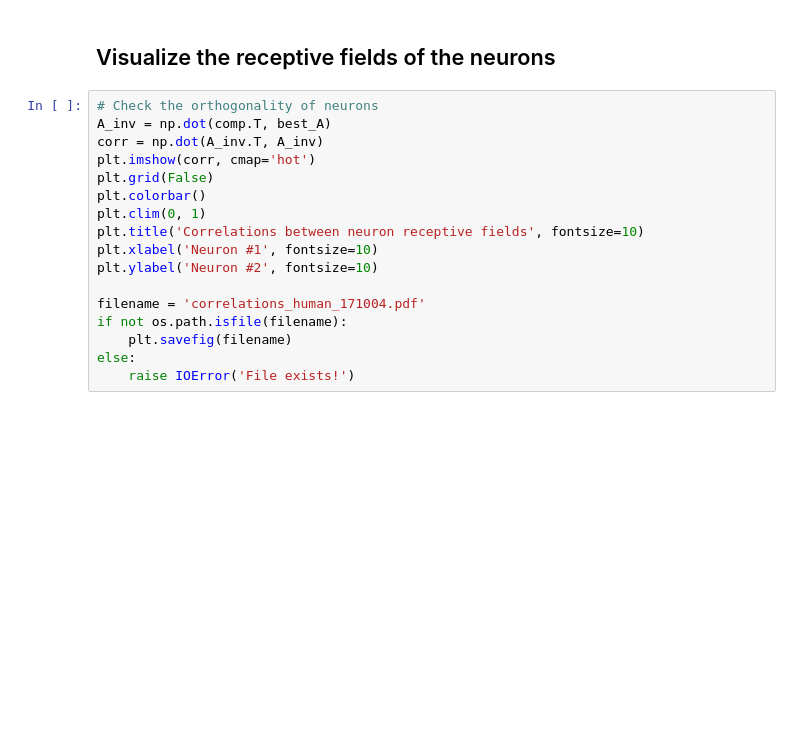
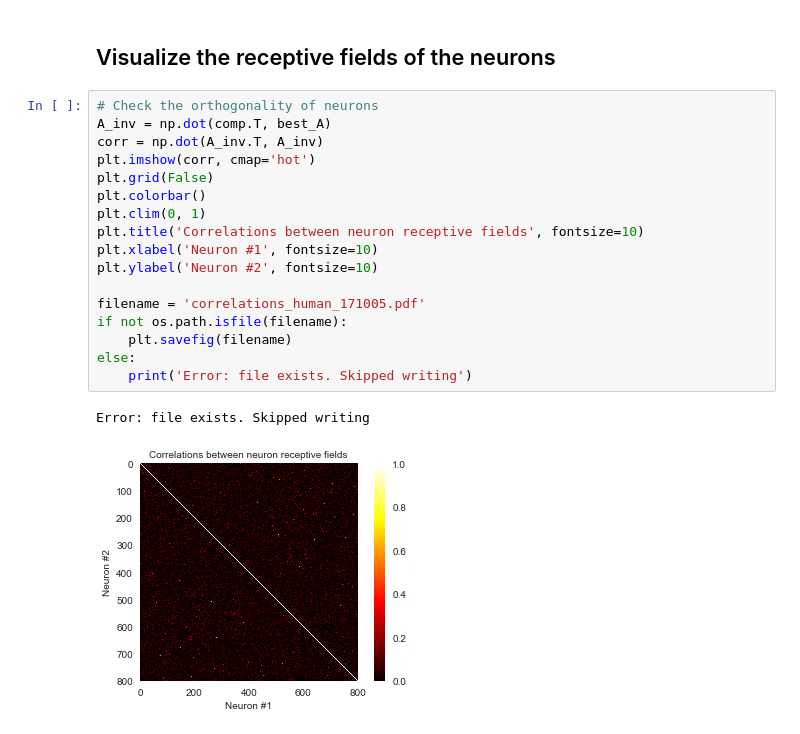
Before and after one commit to nhat-le/Sparse-Coding-Spectrogram, a Jupyter notebook: sparse_code_spectrogram.ipynb, the cells around one changed output. Drawn from its saved outputs; the diff is of its cells as text; blank space fills up the shorter version.

```diff
--- a/sparse_code_spectrogram.ipynb
+++ b/sparse_code_spectrogram.ipynb
@@ -551,20 +635,23 @@ else:
 # %%
 # Check the orthogonality of neurons
 A_inv = np.dot(comp.T, best_A)
 corr = np.dot(A_inv.T, A_inv)
 plt.imshow(corr, cmap='hot')
 plt.grid(False)
 plt.colorbar()
 plt.clim(0, 1)
 plt.title('Correlations between neuron receptive fields', fontsize=10)
 plt.xlabel('Neuron #1', fontsize=10)
 plt.ylabel('Neuron #2', fontsize=10)
 
-filename = 'correlations_human_171004.pdf'
+filename = 'correlations_human_171005.pdf'
 if not os.path.isfile(filename):
     plt.savefig(filename)
 else:
-    raise IOError('File exists!')
+    print('Error: file exists. Skipped writing')
+# %% [output]
+Error: file exists. Skipped writing
+[figure, added]
 # %%
 n_show = 8
 A_inverted = pca.inverse_transform(best_A.T)
```
Also changed, not shown: parts of 13 cells of this notebook.
